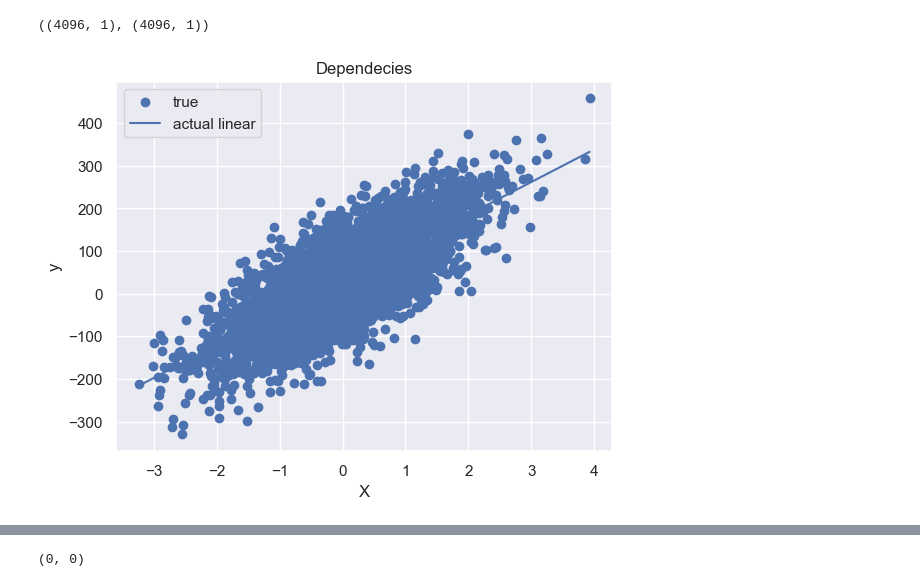
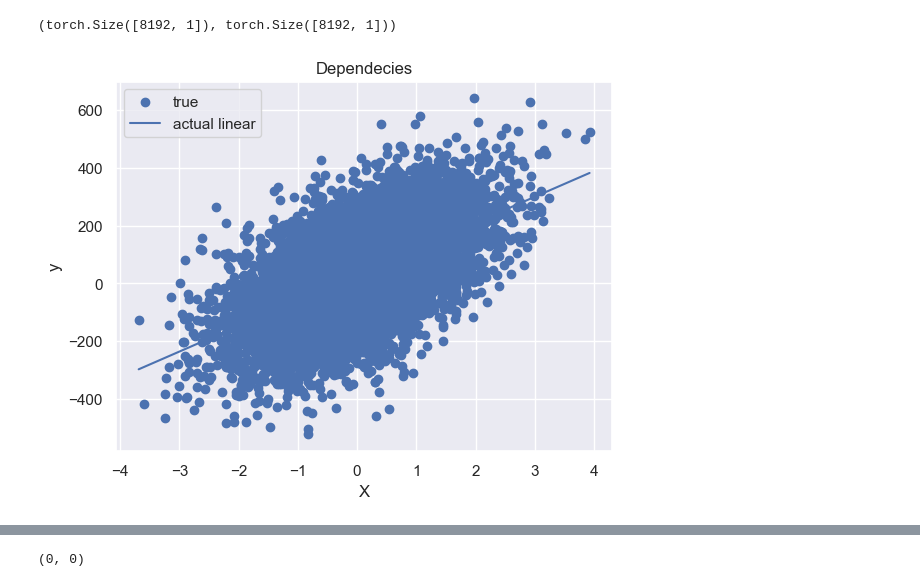
Before and after one commit to locllos/felere, a Jupyter notebook: source/playground.ipynb, the cells around one changed output, grey strips where cells are left out. Drawn from its saved outputs; the diff is of its cells as text; code cells hidden in the pictures.

```diff
--- a/source/playground.ipynb
+++ b/source/playground.ipynb
@@ -12,13 +13,13 @@ from sklearn.model_selection import train_test_split
 from sklearn.metrics import mean_absolute_error, mean_squared_error, mean_absolute_percentage_error
 # %%
 def draw_linear(
-    x: np.ndarray,
-    y_actual: np.ndarray,
-    w_actual: np.ndarray,
-    y_predict: np.ndarray = None,
-    w_predicted: np.ndarray = None
+    x: torch.Tensor,
+    y_actual: torch.Tensor,
+    w_actual: torch.Tensor,
+    y_predict: torch.Tensor = None,
+    w_predicted: torch.Tensor = None
 ):
-  linear_grid = np.linspace(x.min(), x.max(), 100)
+  linear_grid = torch.linspace(x.min(), x.max(), 100)
 
   if y_predict is not None:
     plt.scatter(x, y_predict, label="predict")
@@ -34,12 +35,12 @@ def draw_linear(
   plt.ylabel("y")
   plt.legend()
 # %%
-n_samples = 1024 * 4
+n_samples = 1024 * 8
 n_features = 1
 n_targets = 1
 # %%
 bias_actual = 32.
-noise = 64
+noise = 128
 # %%
 X, Y, coeff_actual = make_regression(
   n_samples=n_samples,
@@ -51,17 +52,18 @@ X, Y, coeff_actual = make_regression(
   noise=noise, random_state=42
 )
 coeff_actual = [coeff_actual.tolist()] if coeff_actual.shape == () else coeff_actual
+X, Y = torch.Tensor(X), torch.Tensor(Y)
 
-Y = Y.reshape((Y.shape[0], 1))
+Y = Y.reshape((Y.shape[0], 1)) if len(Y.shape) < 2 else Y
 # %%
 X.shape, Y.shape
 # %% [output]
-((4096, 1), (4096, 1))
+(torch.Size([8192, 1]), torch.Size([8192, 1]))
 # %%
 if n_features == 1 and n_targets == 1:
-  draw_linear(X, Y, np.array([*coeff_actual, bias_actual]))
+  draw_linear(X, Y, torch.Tensor([*coeff_actual, bias_actual]))
 # %% [output]
-[figure, old version]
+[figure, new version]
 # %%
 X_train, X_test, y_train, y_test = train_test_split(
   X, Y, test_size=0.2, random_state=42
```
Also changed, not shown: parts of 17 cells of this notebook, 10 other files.
